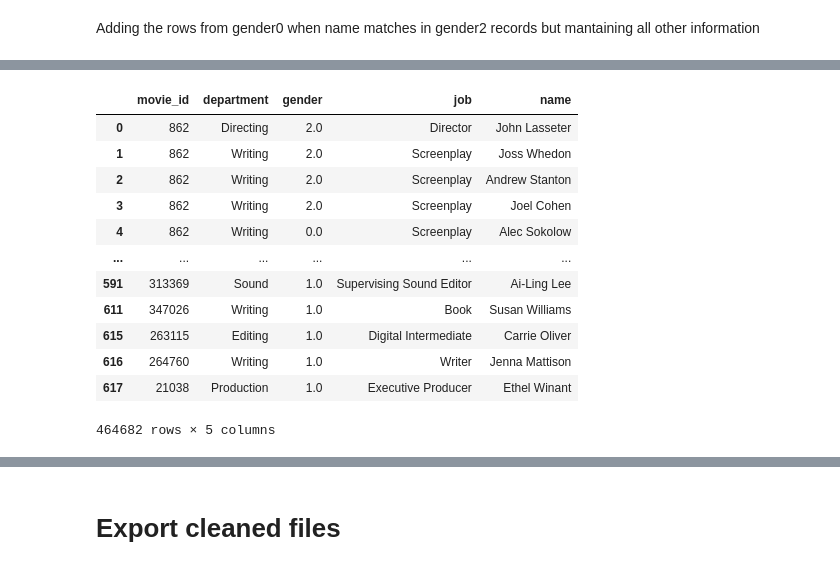
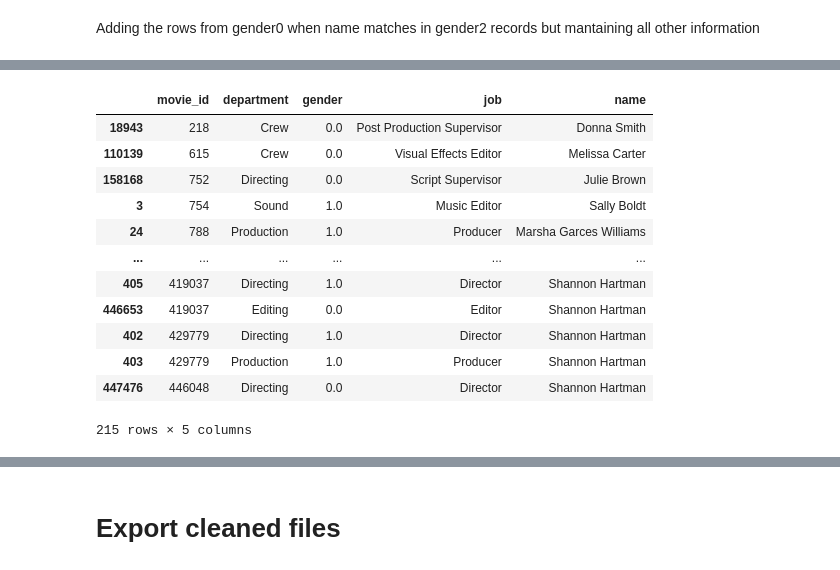
Before and after one commit to Kenner82/FRITFI-Female_vs_All_Since_1950, a Jupyter notebook: ETL_crew.ipynb, the cells around one changed output, grey strips where cells are left out. Cells and saved outputs as stored; diff of their text form; code cells hidden in the pictures.

Commit message:
test how to identify rows to drop

```diff
--- a/ETL_crew.ipynb
+++ b/ETL_crew.ipynb
@@ -103,6 +89,7 @@ clean_crew_df
 # %%
-#drop unneccessary columns
-clean_crew_df = clean_crew_df.drop(columns=["crew", "profile_path", "credit_id", 0, "id"])
+# new dataframe name so steps can be repeated without starting from the very first step
+# drop unneccessary columns
+clean_crew_df = crew_df.drop(columns=["crew", "profile_path", "credit_id", 0, "id"])
 
 clean_crew_df
 # %% [output]
@@ -123,0 +109,5 @@ clean_crew_df
+# %%
+# sort data by movie_id
+clean_crew_df=clean_crew_df.sort_values("movie_id")
+
+clean_crew_df
@@ -277,3 +433,6 @@ Index(['movie_id', 'department', 'gender', 'job', 'name'], dtype='object')
 intersection_1.columns
 # %% [output]
 Index(['movie_id', 'department', 'job', 'name', 'gender'], dtype='object')
+# %%
+intersection_1=intersection_1.drop_duplicates()
+intersection_1
@@ -433,0 +565,5 @@ clean_crew =clean_crew.drop_duplicates()
+# %%
+# sort data by movie_id
+clean_crew=clean_crew.sort_values("movie_id")
+
+clean_crew
@@ -434,19 +584,21 @@ clean_crew =clean_crew.drop_duplicates()
 # %%
-clean_crew
+duplicateRows=clean_crew[clean_crew.duplicated(['movie_id','department','job','name'])]
+
+duplicateRows
 # %% [output]
 |  | movie_id | department | gender | job | name |
-| 0 | 862 | Directing | 2.0 | Director | John Lasseter |
-| 1 | 862 | Writing | 2.0 | Screenplay | Joss Whedon |
-| 2 | 862 | Writing | 2.0 | Screenplay | Andrew Stanton |
-| 3 | 862 | Writing | 2.0 | Screenplay | Joel Cohen |
-| 4 | 862 | Writing | 0.0 | Screenplay | Alec Sokolow |
+| 18943 | 218 | Crew | 0.0 | Post Production Supervisor | Donna Smith |
+| 110139 | 615 | Crew | 0.0 | Visual Effects Editor | Melissa Carter |
+| 158168 | 752 | Directing | 0.0 | Script Supervisor | Julie Brown |
+| 3 | 754 | Sound | 1.0 | Music Editor | Sally Boldt |
+| 24 | 788 | Production | 1.0 | Producer | Marsha Garces Williams |
 | ... | ... | ... | ... | ... | ... |
-| 591 | 313369 | Sound | 1.0 | Supervising Sound Editor | Ai-Ling Lee |
-| 611 | 347026 | Writing | 1.0 | Book | Susan Williams |
-| 615 | 263115 | Editing | 1.0 | Digital Intermediate | Carrie Oliver |
-| 616 | 264760 | Writing | 1.0 | Writer | Jenna Mattison |
-| 617 | 21038 | Production | 1.0 | Executive Producer | Ethel Winant |
+| 405 | 419037 | Directing | 1.0 | Director | Shannon Hartman |
+| 446653 | 419037 | Editing | 0.0 | Editor | Shannon Hartman |
+| 402 | 429779 | Directing | 1.0 | Director | Shannon Hartman |
+| 403 | 429779 | Production | 1.0 | Producer | Shannon Hartman |
+| 447476 | 446048 | Directing | 0.0 | Director | Shannon Hartman |
-464682 rows × 5 columns
+215 rows × 5 columns
 # %%
 # Clean extraneous commas and quotations mark
 clean_crew['name'] = clean_crew['name'].apply(lambda x: x.replace('"', ''))
```
Also changed, not shown: parts of 77 cells of this notebook.
